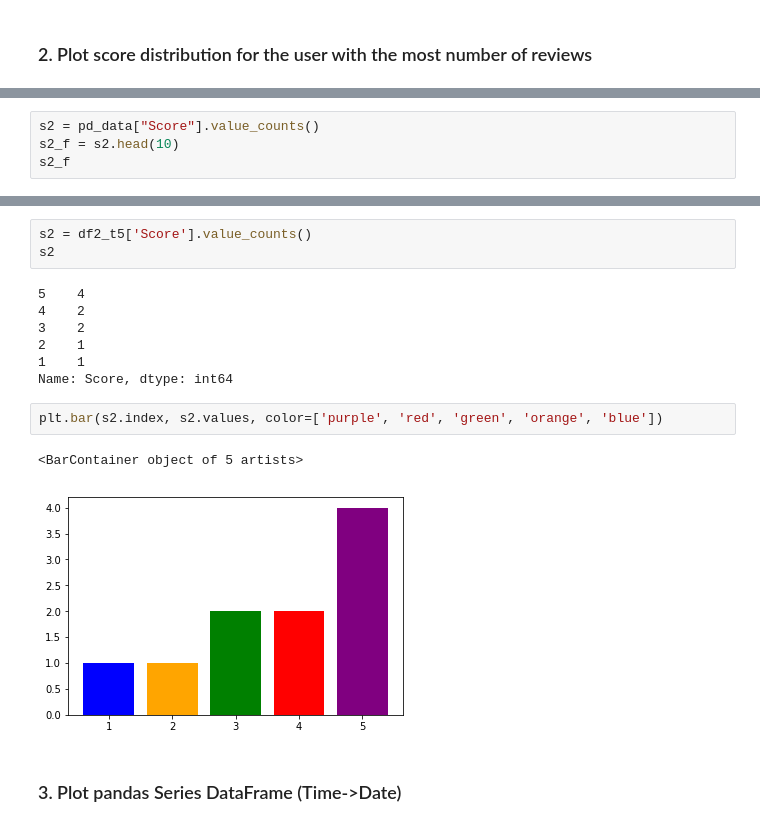
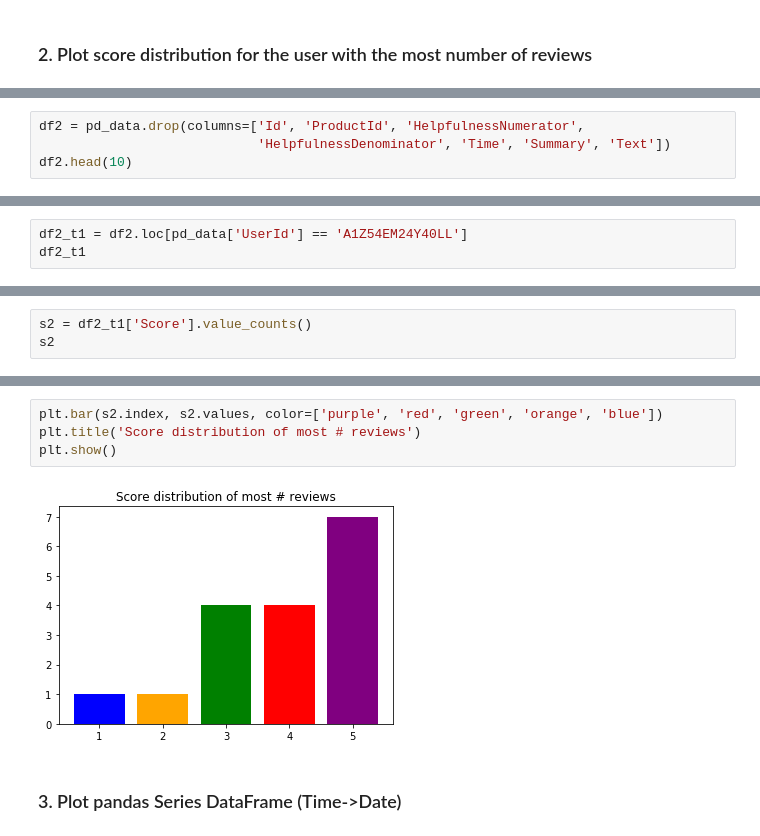
Before and after one commit to kevin110604/FDA_practice, a Jupyter notebook: FDA_hw1.ipynb, the cells around one changed output, grey strips where cells are left out. Drawn from its saved outputs; the diff is of its cells as text.

```diff
--- a/FDA_hw1.ipynb
+++ b/FDA_hw1.ipynb
@@ -289,0 +285,4 @@ df1_group5.head(10)
+# %%
+df2 = pd_data.drop(columns=['Id', 'ProductId', 'HelpfulnessNumerator',
+                            'HelpfulnessDenominator', 'Time', 'Summary', 'Text'])
+df2.head(10)
@@ -289,0 +301,3 @@ df1_group5.head(10)
+# %%
+df2_t1 = df2.loc[pd_data['UserId'] == 'A1Z54EM24Y40LL']
+df2_t1
@@ -290,5 +323,4 @@ df1_group5.head(10)
 # %%
-s2 = pd_data["Score"].value_counts()
-s2_f = s2.head(10)
-s2_f
+s2 = df2_t1['Score'].value_counts()
+s2
 # %% [output]
@@ -386,18 +333,9 @@ df2_t5
-# %%
-s2 = df2_t5['Score'].value_counts()
-s2
-# %% [output]
-5    4
-4    2
-3    2
-2    1
-1    1
-Name: Score, dtype: int64
 # %%
 plt.bar(s2.index, s2.values, color=['purple', 'red', 'green', 'orange', 'blue'])
+plt.title('Score distribution of most # reviews')
+plt.show()
 # %% [output]
-<BarContainer object of 5 artists>
-[figure, old version]
+[figure, new version]
 # %% [markdown]
 ### 3. Plot pandas Series DataFrame (Time->Date)
 # %%
```
Also changed, not shown: parts of 22 cells of this notebook, 1 other file.
